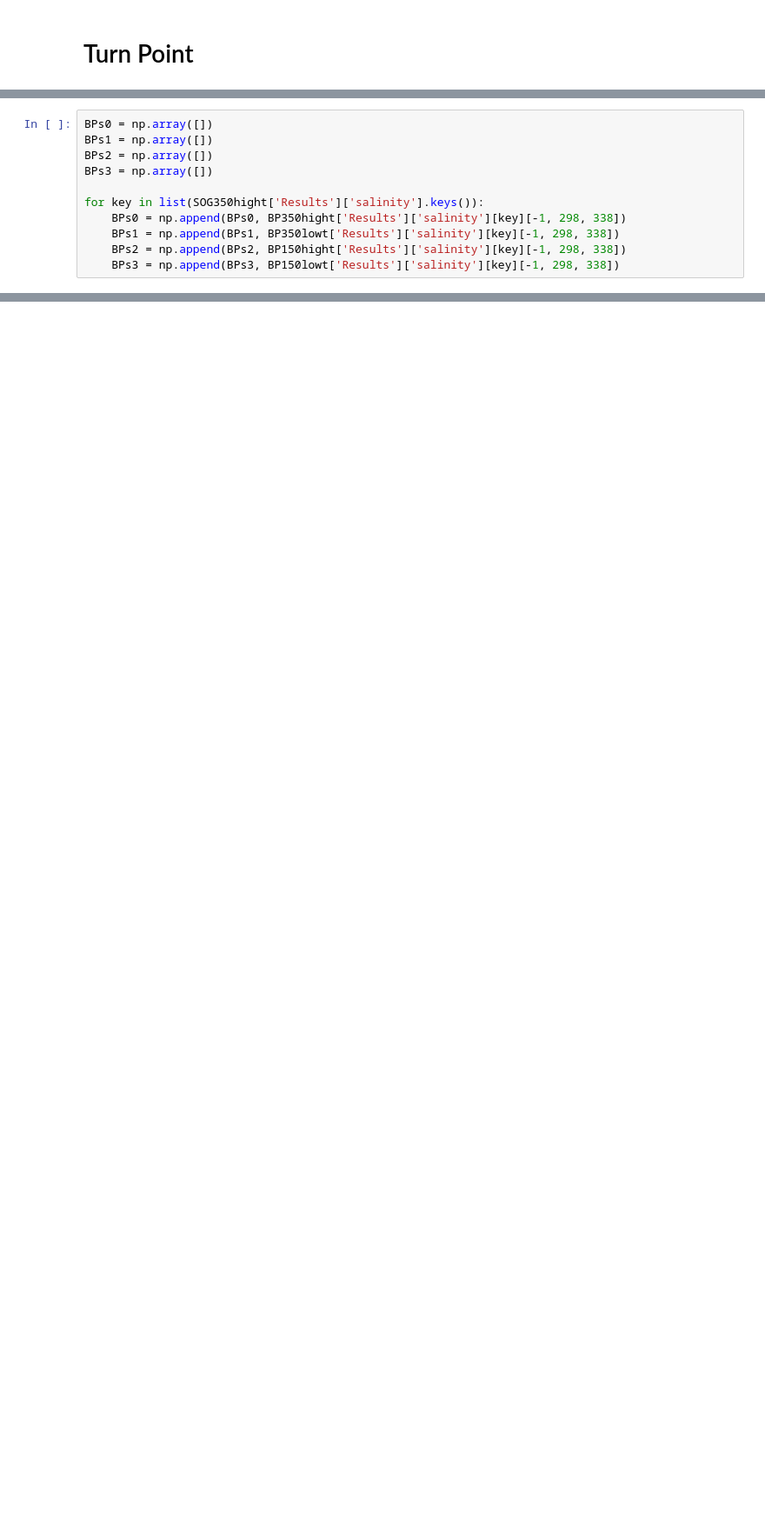
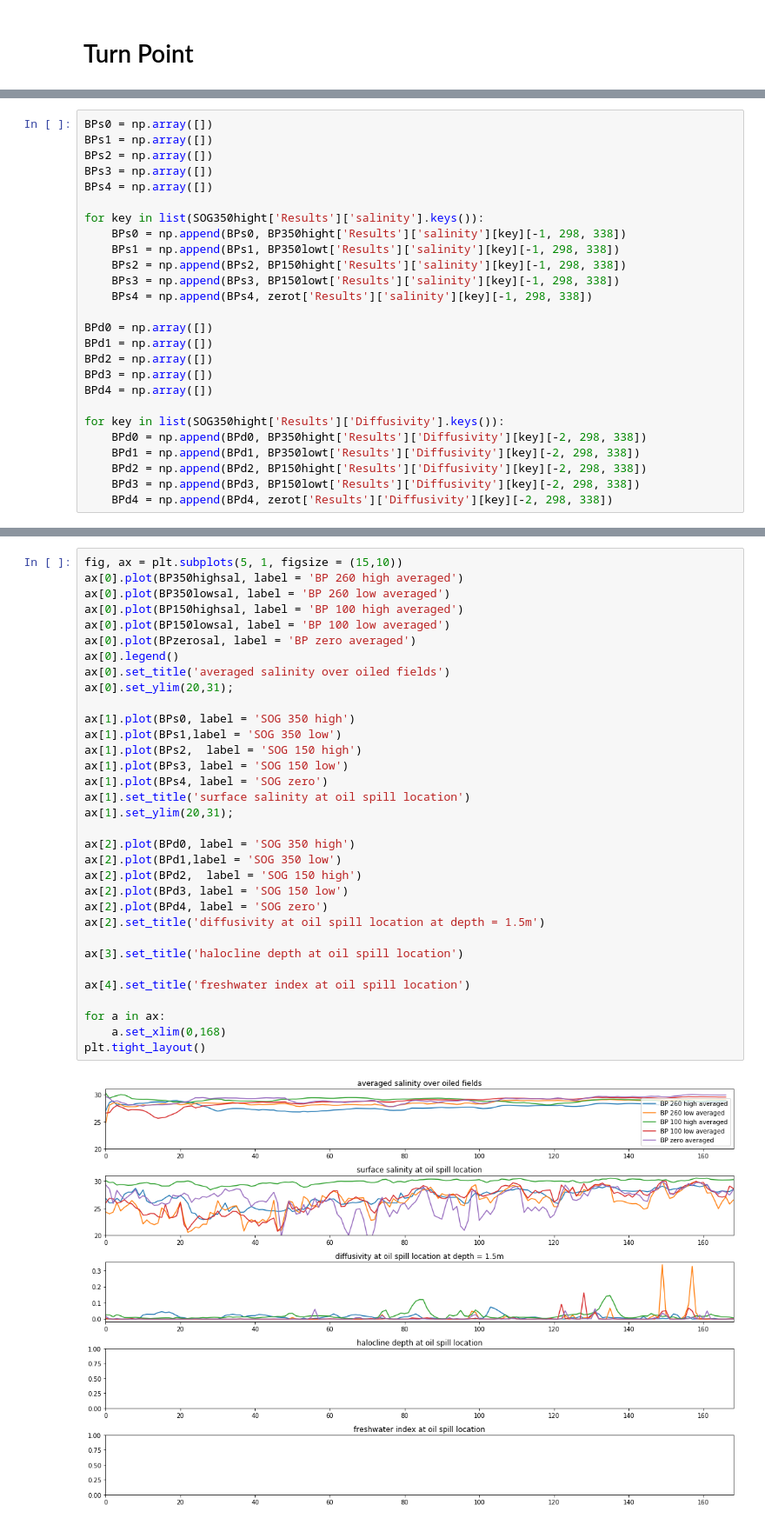
Before and after one commit to SalishSeaCast/analysis-vicky, a Jupyter notebook: notebooks/SixteenRuns.ipynb, the cells around one changed output, grey strips where cells are left out. Shown at 87% size. Drawn from its saved outputs; the diff is of its cells as text; blank space fills up the shorter version.

```diff
--- a/notebooks/SixteenRuns.ipynb
+++ b/notebooks/SixteenRuns.ipynb
@@ -406,9 +421,24 @@ BPs0 = np.array([])
 BPs1 = np.array([])
 BPs2 = np.array([])
 BPs3 = np.array([])
+BPs4 = np.array([])
 
 for key in list(SOG350hight['Results']['salinity'].keys()):
     BPs0 = np.append(BPs0, BP350hight['Results']['salinity'][key][-1, 298, 338])
     BPs1 = np.append(BPs1, BP350lowt['Results']['salinity'][key][-1, 298, 338])
     BPs2 = np.append(BPs2, BP150hight['Results']['salinity'][key][-1, 298, 338])
     BPs3 = np.append(BPs3, BP150lowt['Results']['salinity'][key][-1, 298, 338])
+    BPs4 = np.append(BPs4, zerot['Results']['salinity'][key][-1, 298, 338])
+
+BPd0 = np.array([])
+BPd1 = np.array([])
+BPd2 = np.array([])
+BPd3 = np.array([])
+BPd4 = np.array([])
+
+for key in list(SOG350hight['Results']['Diffusivity'].keys()):
+    BPd0 = np.append(BPd0, BP350hight['Results']['Diffusivity'][key][-2, 298, 338])
+    BPd1 = np.append(BPd1, BP350lowt['Results']['Diffusivity'][key][-2, 298, 338])
+    BPd2 = np.append(BPd2, BP150hight['Results']['Diffusivity'][key][-2, 298, 338])
+    BPd3 = np.append(BPd3, BP150lowt['Results']['Diffusivity'][key][-2, 298, 338])
+    BPd4 = np.append(BPd4, zerot['Results']['Diffusivity'][key][-2, 298, 338])
@@ -442,0 +445,35 @@ ax.legend();
+# %%
+fig, ax = plt.subplots(5, 1, figsize = (15,10))
+ax[0].plot(BP350highsal, label = 'BP 260 high averaged')
+ax[0].plot(BP350lowsal, label = 'BP 260 low averaged')
+ax[0].plot(BP150highsal, label = 'BP 100 high averaged')
+ax[0].plot(BP150lowsal, label = 'BP 100 low averaged')
+ax[0].plot(BPzerosal, label = 'BP zero averaged')
+ax[0].legend()
+ax[0].set_title('averaged salinity over oiled fields')
+ax[0].set_ylim(20,31);
+
+ax[1].plot(BPs0, label = 'SOG 350 high')
+ax[1].plot(BPs1,label = 'SOG 350 low')
+ax[1].plot(BPs2,  label = 'SOG 150 high')
+ax[1].plot(BPs3, label = 'SOG 150 low')
+ax[1].plot(BPs4, label = 'SOG zero')
+ax[1].set_title('surface salinity at oil spill location')
+ax[1].set_ylim(20,31);
+
+ax[2].plot(BPd0, label = 'SOG 350 high')
+ax[2].plot(BPd1,label = 'SOG 350 low')
+ax[2].plot(BPd2,  label = 'SOG 150 high')
+ax[2].plot(BPd3, label = 'SOG 150 low')
+ax[2].plot(BPd4, label = 'SOG zero')
+ax[2].set_title('diffusivity at oil spill location at depth = 1.5m')
+
+ax[3].set_title('halocline depth at oil spill location')
+
+ax[4].set_title('freshwater index at oil spill location')
+
+for a in ax:
+    a.set_xlim(0,168)
+plt.tight_layout()
+# %% [output]
+[figure, added]
```
Also changed, not shown: parts of 25 cells of this notebook.
